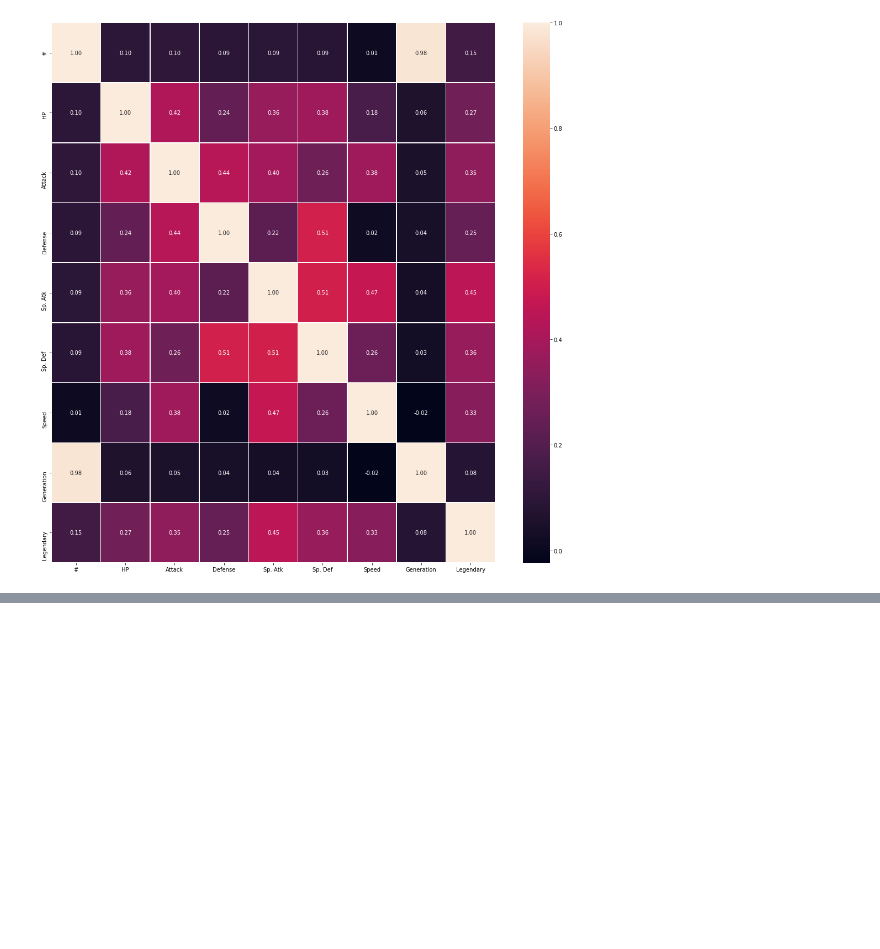
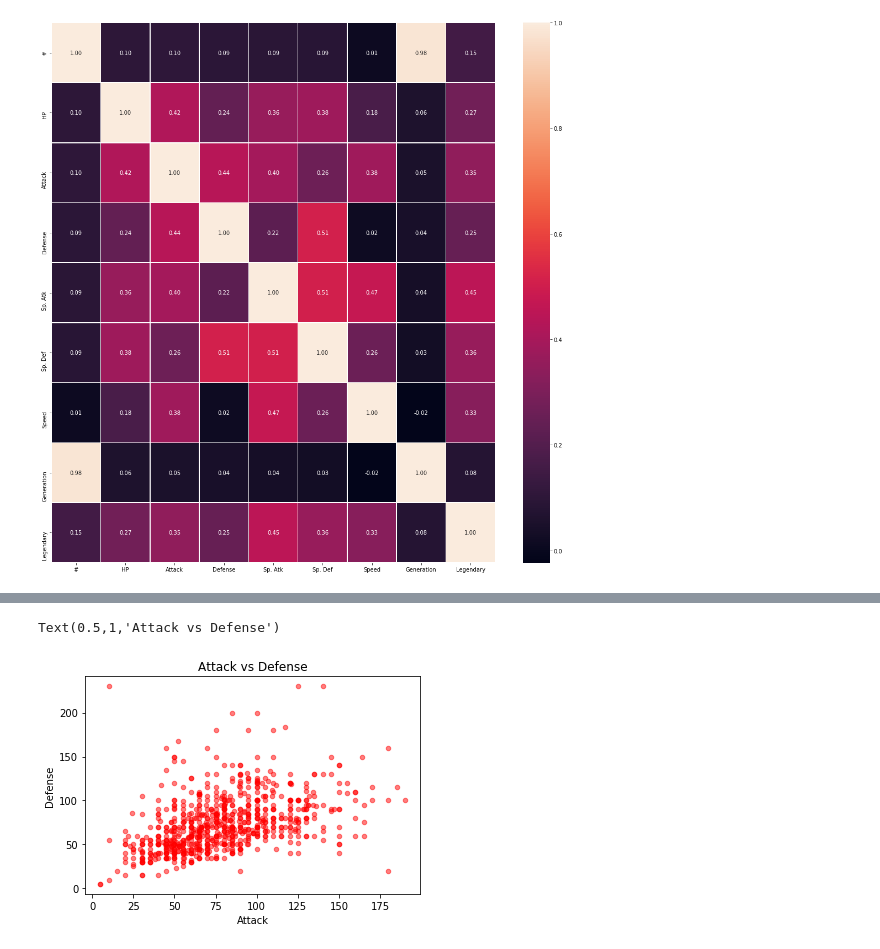
Before and after one commit to innovator-arjun/DataScience-Learning, a Jupyter notebook: Pokemon - Prediction/pokemon combat prediction.ipynb, the cells around one changed output, grey strips where cells are left out. Cells and saved outputs as stored; diff of their text form; code cells hidden in the pictures; blank space fills up the shorter version.

```diff
--- a/Pokemon - Prediction/pokemon combat prediction.ipynb
+++ b/Pokemon - Prediction/pokemon combat prediction.ipynb
@@ -156,0 +173,6 @@ sns.heatmap(pokemon_data.corr(),annot=True,linewidth=0.5,fmt='.2f',ax=ax)
+# %%
+pokemon_data.plot(kind='scatter',x='Attack',y='Defense',alpha=0.5,color='r')
+plt.title('Attack vs Defense')
+# %% [output]
+Text(0.5,1,'Attack vs Defense')
+[figure, added]
```
Also changed, not shown: parts of 2 cells of this notebook.
